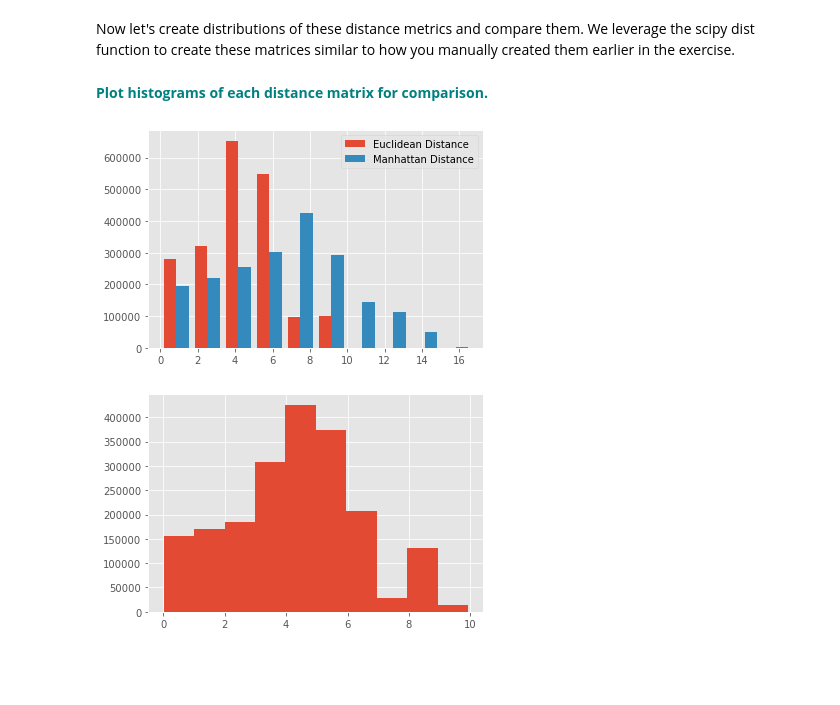
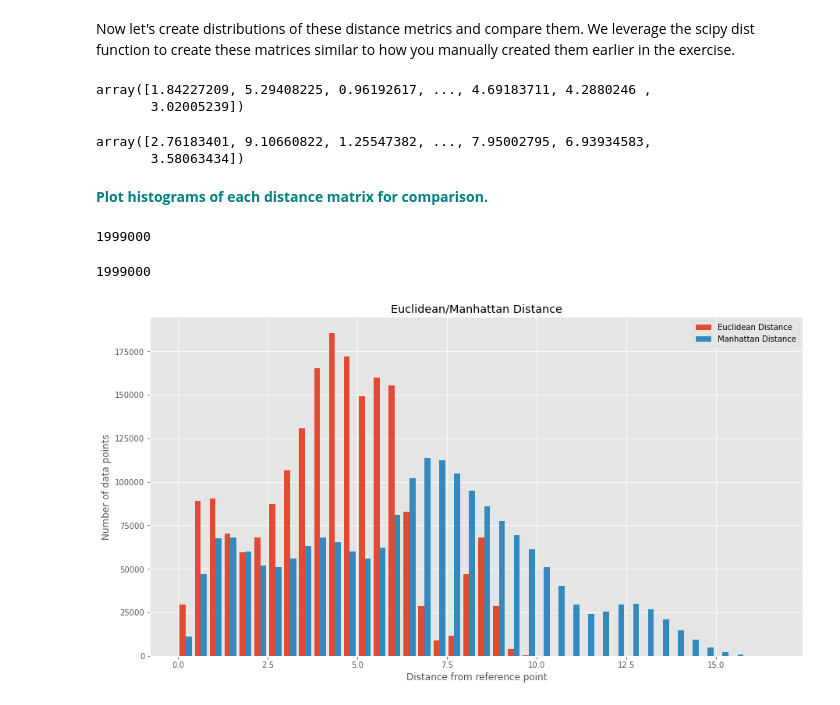
Before and after one commit to shaisid01/Data-Science, a Jupyter notebook: CaseStudies/Euclidean and Manhattan Distances/Euclidean_and_Manhattan_Distances_Case_Study.ipynb, the cells around one changed output. Cells and saved outputs as stored; diff of their text form; code cells hidden in the pictures; blank space fills up the shorter version.

Commit message:
corrections to plots

```diff
--- a/CaseStudies/Euclidean and Manhattan Distances/Euclidean_and_Manhattan_Distances_Case_Study.ipynb
+++ b/CaseStudies/Euclidean and Manhattan Distances/Euclidean_and_Manhattan_Distances_Case_Study.ipynb
@@ -149,13 +168,30 @@ largeMat = np.random.random((10000,100))
+# %%
+DistEuclid
+# %% [output]
+array([1.84227209, 5.29408225, 0.96192617, ..., 4.69183711, 4.2880246 ,
+       3.02005239])
+# %%
+DistManhattan
+# %% [output]
+array([2.76183401, 9.10660822, 1.25547382, ..., 7.95002795, 6.93934583,
+       3.58063434])
 # %% [markdown]
 **<font color='teal'>Plot histograms of each distance matrix for comparison.</font>**
+# %%
+np.count_nonzero(DistEuclid)
+# %% [output]
+1999000
+# %%
+np.count_nonzero(DistManhattan)
+# %% [output]
+1999000
 # %%
-plt.hist([DistEuclid,DistManhattan],label=['Euclidean Distance','Manhattan Distance'])
+plt.figure(figsize=(15,8))
+plt.hist([DistEuclid,DistManhattan],label=['Euclidean Distance','Manhattan Distance'],bins=40)
+plt.title("Euclidean/Manhattan Distance")
+plt.xlabel("Distance from reference point")
+plt.ylabel("Number of data points")
 plt.legend()
 plt.show()
 # %% [output]
-[figure, old version]
+[figure, new version]
-# %%
-plt.hist(DistEuclid)
-plt.show()
-# %% [output]
-[figure, removed]
```
Also changed, not shown: parts of 7 cells of this notebook.
